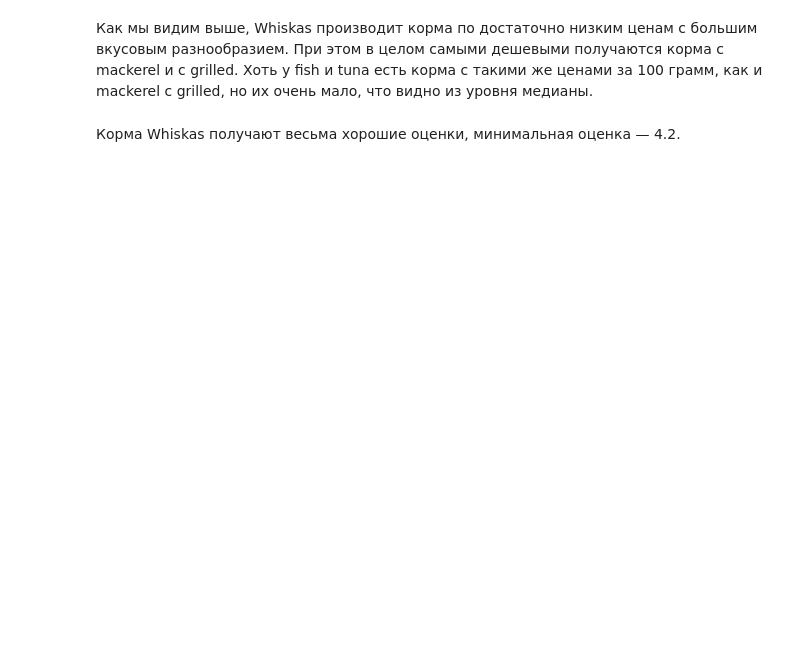
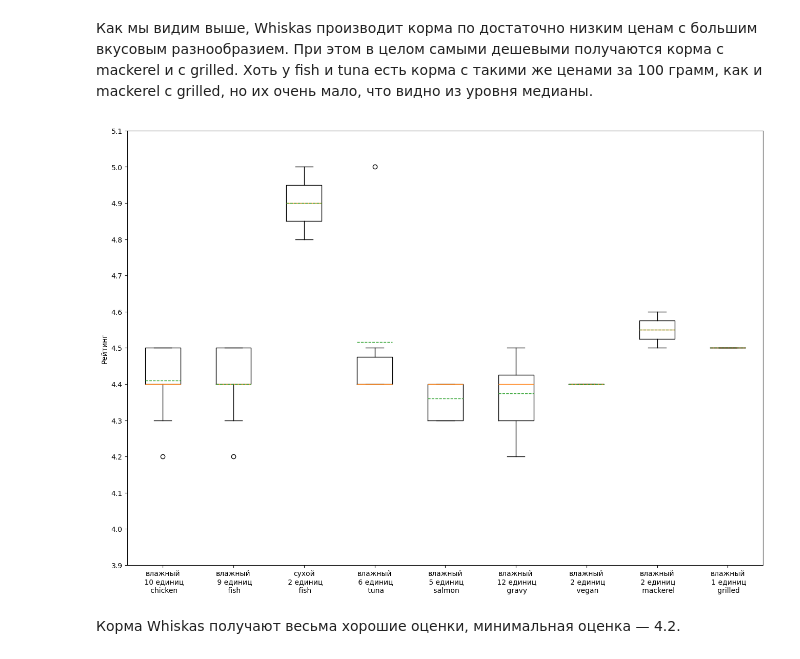
Before and after one commit to leonid1525/research_on_cat_food, a Jupyter notebook: research_on_cat_food.ipynb, the cells around one changed output. Saved outputs shown, nothing was run; the diff lists cells and outputs as text; code cells hidden in the pictures; blank space fills up the shorter version.

```diff
--- a/research_on_cat_food.ipynb
+++ b/research_on_cat_food.ipynb
@@ -475,7 +514,9 @@ boxplot_ing_only_comp(data, 'price_per_100g', "Цены за 100 грамм ко
 # %% [markdown]
 Как мы видим выше, Whiskas производит корма по достаточно низким ценам с большим вкусовым разнообразием. При этом в целом самыми дешевыми получаются корма с mackerel и с grilled. Хоть у fish и tuna есть корма с такими же ценами за 100 грамм, как и mackerel с grilled, но их очень мало, что видно из уровня медианы.
 # %%
-boxplot_ing_only_comp(data, 'star_rating', "Рейтинг", ['chicken', 'fish', 'tuna', 'salmon', 'gravy', 'vegan', 'mackerel', 'grilled'], 'whiskas', step=0.1, minx=4)
+boxplot_ing(data[data["company"]=="whiskas"], 'star_rating', "Рейтинг", ['chicken', 'fish', 'tuna', 'salmon', 'gravy', 'vegan', 'mackerel', 'grilled'], step=0.1, minx=4)
+# %% [output]
+[figure, added]
 # %% [markdown]
 Корма Whiskas получают весьма хорошие оценки, минимальная оценка — 4.2.
 # %%
```
Also changed, not shown: parts of 26 cells of this notebook, 1 other file.
